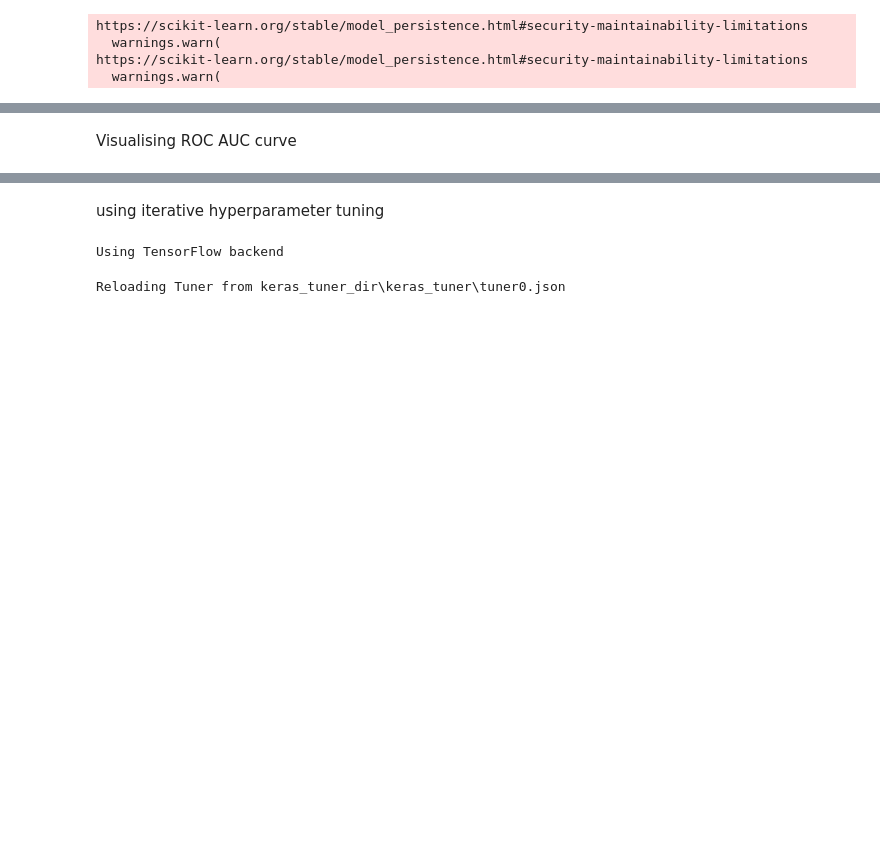
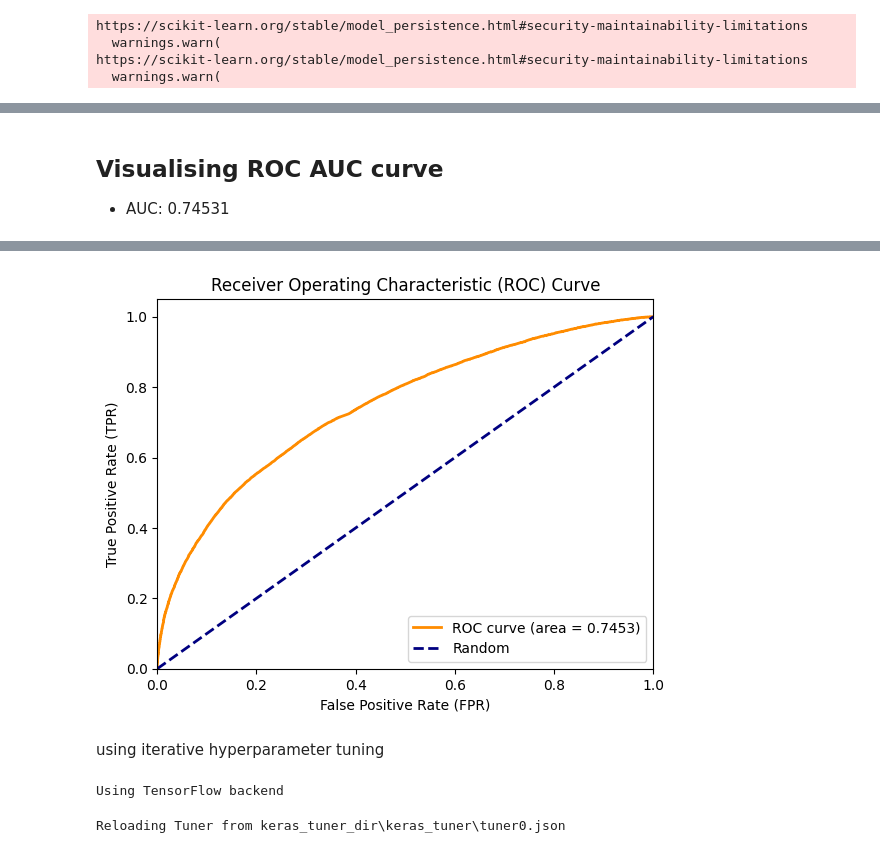
Before and after one commit to hoofangyu/cs3244_pg21, a Jupyter notebook: 5_deep_learning_1.ipynb, the cells around one changed output, grey strips where cells are left out. Drawn from its saved outputs; the diff is of its cells as text; code cells hidden in the pictures; blank space fills up the shorter version.

```diff
--- a/5_deep_learning_1.ipynb
+++ b/5_deep_learning_1.ipynb
@@ -34,4 +23,6 @@ ValueError: Shape of passed values is (241496, 11639), indices imply (241496, 60
 # %%
+train_tfidf_csr = vstack(train["comment_tfidf_nn"])
+test_tfidf_csr = vstack(test["comment_tfidf_nn"])
 list_of_features = [
        'comment_word_count','parent_comment_word_count',
        'comment_token_count', 'parent_comment_token_count',
@@ -56,8 +47,11 @@ bool_cols = ['weighted_parent_sentiment_score_neutral',
 for col in bool_cols: #need to convert bool type to integer
     train[col] = train[col].astype(int)
     test[col] = test[col].astype(int)
-
-x_train = pd.concat([train[list_of_features].reset_index(drop=True), train_tfidf_df.reset_index(drop=True)], axis=1)
-x_test = pd.concat([test[list_of_features].reset_index(drop=True), test_tfidf_df.reset_index(drop=True)], axis=1)
+feature_names = tfidf_vec.get_feature_names_out()
+combined_feature_names = list_of_features + list(feature_names)
+X_train_gen_features = csr_matrix(train[list_of_features])
+X_test_gen_features = csr_matrix(test[list_of_features])
+x_train = hstack([X_train_gen_features, train_tfidf_csr]).toarray()
+x_test = hstack([X_test_gen_features, test_tfidf_csr]).toarray()
 # %% [markdown]
 ## Feedforward NN
@@ -77,7 +88,12 @@ Error:
+# %%
+from tensorflow.keras.models import load_model
+#model.save('data/ffmodel') #save model
+ffmodel = load_model('data/ffmodel')
 # %% [markdown]
-Visualising ROC AUC curve
+## Visualising ROC AUC curve
+- AUC: 0.74531
 # %%
-y_pred_test = model.predict(x_test)
+y_pred_test = ffmodel.predict(x_test)
 #roc_auc_test = roc_auc_score(y_test, y_pred_test)
 #comment td-idf only AUC: 0.6628971516171749
 #gen features + comment td-idf AUC: 0.7419122793471202
@@ -86,12 +102,13 @@ roc_auc_test = auc(fpr, tpr)
 print(f'AUC: {roc_auc_test}')
 
 plt.figure()
-plt.plot(fpr, tpr, color='darkorange', lw=2, label=f'ROC curve (area = {roc_auc:.2f})')
-plt.plot([0, 1], [0, 1], color='navy', lw=2, linestyle='--', label='No Skill')
+plt.plot(fpr, tpr, color='darkorange', lw=2, label=f'ROC curve (area = {roc_auc_test:.4f})')
+plt.plot([0, 1], [0, 1], color='navy', lw=2, linestyle='--', label='Random')
 plt.xlim([0.0, 1.0])
 plt.ylim([0.0, 1.05])
-plt.xlabel('False Positive Rate')
-plt.ylabel('True Positive Rate')
-plt.title('Receiver Operating Characteristic')
+plt.xlabel('False Positive Rate (FPR)')
+plt.ylabel('True Positive Rate (TPR)')
+plt.title('Receiver Operating Characteristic (ROC) Curve')
 plt.legend(loc="lower right")
 plt.show()
+# %% [output]
@@ -97,0 +117 @@ plt.show()
+[figure, added]
```
Also changed, not shown: parts of 8 cells of this notebook.
